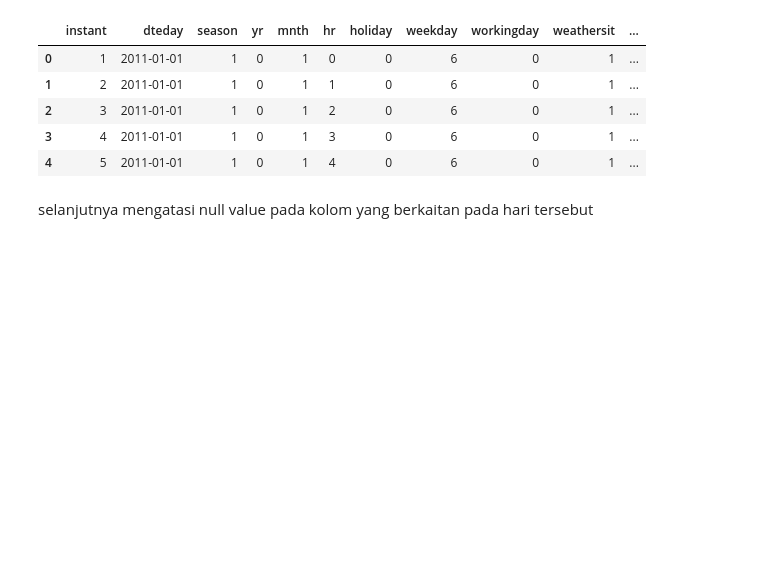
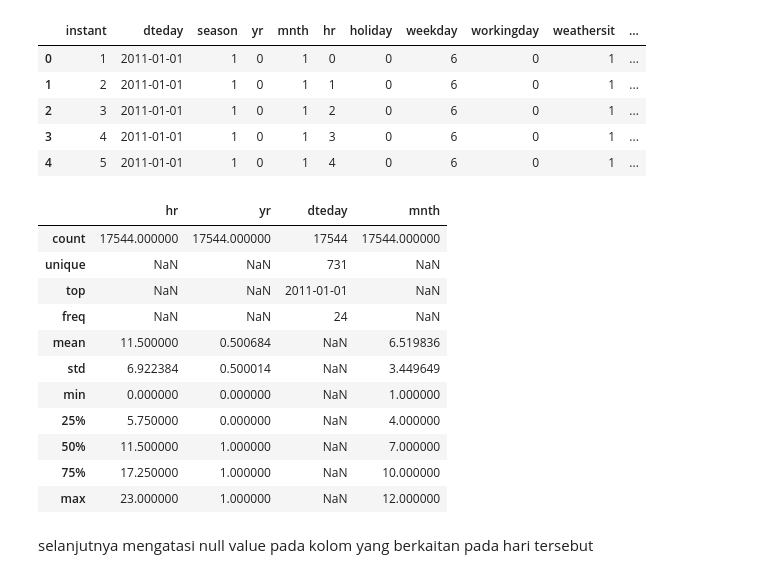
Before and after one commit to yunama47/dashboard-app, a Jupyter notebook: bike-sharing-analysis.ipynb, the cells around one changed output. Saved outputs shown, nothing was run; the diff lists cells and outputs as text; code cells hidden in the pictures; blank space fills up the shorter version.

```diff
--- a/bike-sharing-analysis.ipynb
+++ b/bike-sharing-analysis.ipynb
@@ -230,22 +234,41 @@ hour_df.head()
 # %%
 # menambahkan baris-baris yang missing
 min_datetime = hour_df.datetime.min()
 max_datetime = hour_df.datetime.max()
 all_datetime = pd.date_range(min_datetime, max_datetime, freq='H')
 datetime_df = pd.DataFrame({'datetime':all_datetime})
 new_hour_df = pd.merge(datetime_df, hour_df, on='datetime', how='left')
 new_hour_df.sort_index(inplace=True)
 # mengatasi null pada kolom yang berkaitan dengan waktu
 fill_hr = lambda row: row['datetime'].hour if pd.isnull(row['hr']) else row['hr']
 fill_dteday = lambda row: row['datetime'].strftime('%Y-%m-%d') if pd.isnull(row['dteday']) else row['dteday']
 fill_month = lambda row: row['datetime'].month if pd.isnull(row['mnth']) else row['mnth']
-fill_yr = lambda row: row['datetime'].year if pd.isnull(row['yr']) else row['yr']
+def fill_yr(row):
+    if pd.isnull(row['yr']):
+        yr = 0 if row['datetime'].year == 2011 else 1
+        return yr
+    return row['yr']
+
 new_hour_df.hr = new_hour_df.apply(fill_hr, axis=1)
 new_hour_df.dteday = new_hour_df.apply(fill_dteday, axis=1)
 new_hour_df.mnth = new_hour_df.apply(fill_month, axis=1)
 new_hour_df.yr = new_hour_df.apply(fill_yr, axis=1)
 
 new_hour_df.set_index('datetime',inplace=True)
+new_hour_df[['hr','yr','dteday','mnth',]].describe(include='all')
+# %% [output]
+|  | hr | yr | dteday | mnth |
+| count | 17544.000000 | 17544.000000 | 17544 | 17544.000000 |
+| unique | NaN | NaN | 731 | NaN |
+| top | NaN | NaN | 2011-01-01 | NaN |
+| freq | NaN | NaN | 24 | NaN |
+| mean | 11.500000 | 0.500684 | NaN | 6.519836 |
+| std | 6.922384 | 0.500014 | NaN | 3.449649 |
+| min | 0.000000 | 0.000000 | NaN | 1.000000 |
+| 25% | 5.750000 | 0.000000 | NaN | 4.000000 |
+| 50% | 11.500000 | 1.000000 | NaN | 7.000000 |
+| 75% | 17.250000 | 1.000000 | NaN | 10.000000 |
+| max | 23.000000 | 1.000000 | NaN | 12.000000 |
 # %% [markdown]
 selanjutnya mengatasi null value pada kolom yang berkaitan pada hari tersebut
 # %%
```
Also changed, not shown: parts of 17 cells of this notebook.
